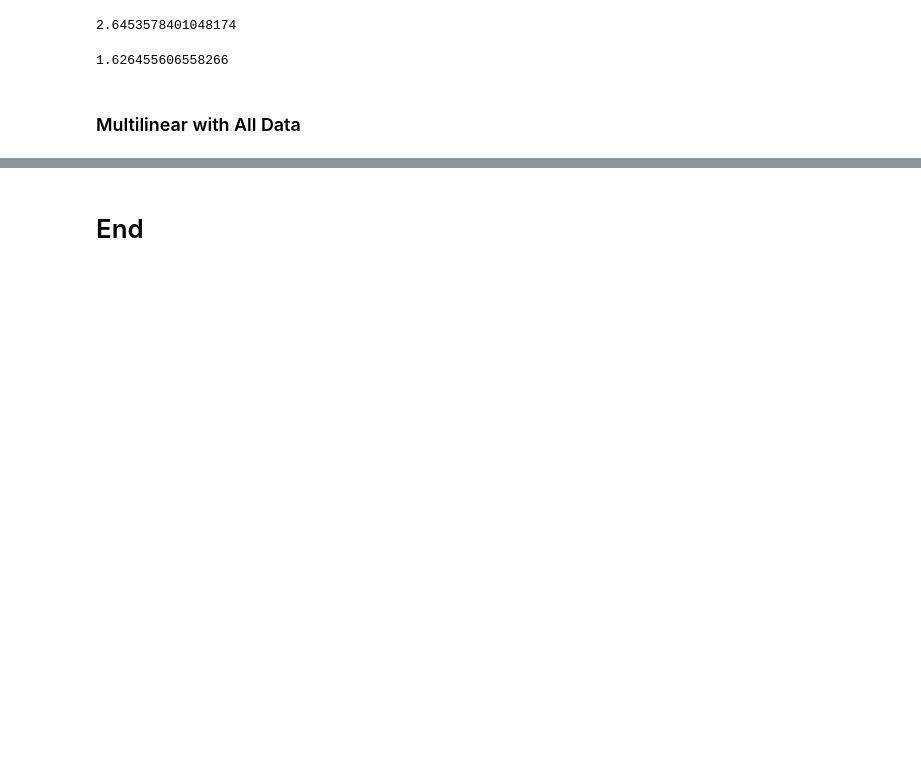
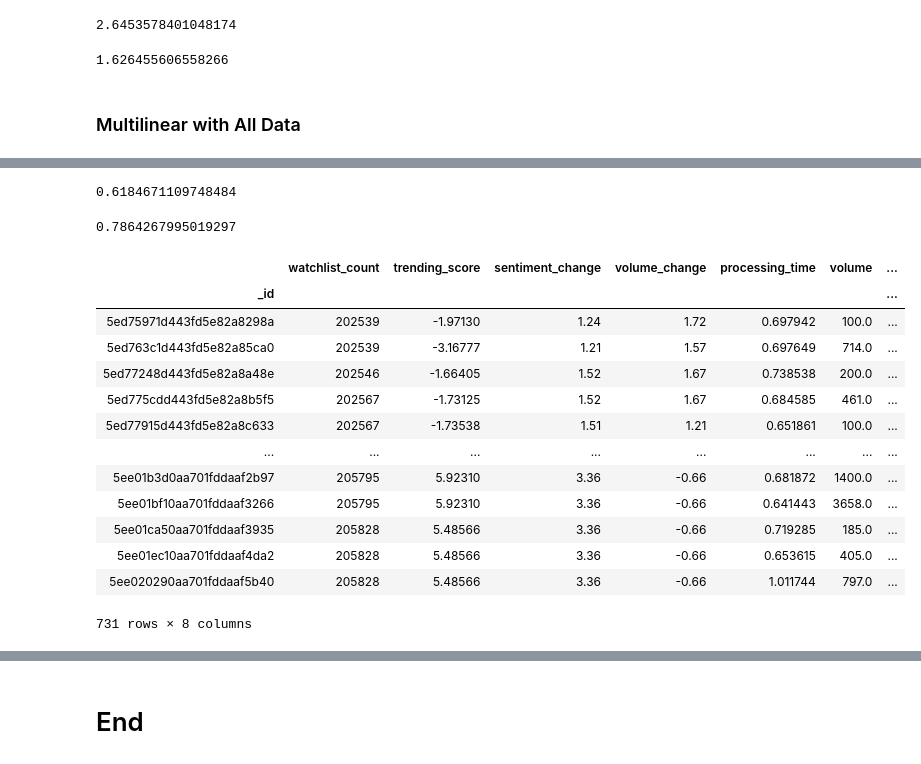
Before and after one commit to jcanque777/stock_market_data_prediction, a Jupyter notebook: msft_data.ipynb, the cells around one changed output, grey strips where cells are left out. Drawn from its saved outputs; the diff is of its cells as text; code cells hidden in the pictures; blank space fills up the shorter version.

```diff
--- a/msft_data.ipynb
+++ b/msft_data.ipynb
@@ -888,0 +908,3 @@ mse**.5
+# %%
+#set _id as index
+df = df.set_index('_id')
@@ -888,0 +913,8 @@ mse**.5
+# %%
+cols_to_use = ['watchlist_count', 'trending_score', 'sentiment_change', 'volume_change', 'processing_time', 'volume', 'price_change', 'close']
+# %%
+df_copy = df_copy[cols_to_use]
+# %%
+#split into training set and test set
+train_set = df_copy.sample(frac=0.8, random_state=42)
+test_set = df_copy.drop(train_set.index)
@@ -888,0 +964,25 @@ mse**.5
+# %%
+mse
+# %% [output]
+0.6184671109748484
+# %%
+mse**.5
+# %% [output]
+0.7864267995019297
+# %%
+test_set
+# %% [output]
+|  | watchlist_count | trending_score | sentiment_change | volume_change | processing_time | volume | ... |
+| _id |  |  |  |  |  |  | ... |
+| 5ed75971d443fd5e82a8298a | 202539 | -1.97130 | 1.24 | 1.72 | 0.697942 | 100.0 | ... |
+| 5ed763c1d443fd5e82a85ca0 | 202539 | -3.16777 | 1.21 | 1.57 | 0.697649 | 714.0 | ... |
+| 5ed77248d443fd5e82a8a48e | 202546 | -1.66405 | 1.52 | 1.67 | 0.738538 | 200.0 | ... |
+| 5ed775cdd443fd5e82a8b5f5 | 202567 | -1.73125 | 1.52 | 1.67 | 0.684585 | 461.0 | ... |
+| 5ed77915d443fd5e82a8c633 | 202567 | -1.73538 | 1.51 | 1.21 | 0.651861 | 100.0 | ... |
+| ... | ... | ... | ... | ... | ... | ... | ... |
+| 5ee01b3d0aa701fddaaf2b97 | 205795 | 5.92310 | 3.36 | -0.66 | 0.681872 | 1400.0 | ... |
+| 5ee01bf10aa701fddaaf3266 | 205795 | 5.92310 | 3.36 | -0.66 | 0.641443 | 3658.0 | ... |
+| 5ee01ca50aa701fddaaf3935 | 205828 | 5.48566 | 3.36 | -0.66 | 0.719285 | 185.0 | ... |
+| 5ee01ec10aa701fddaaf4da2 | 205828 | 5.48566 | 3.36 | -0.66 | 0.653615 | 405.0 | ... |
+| 5ee020290aa701fddaaf5b40 | 205828 | 5.48566 | 3.36 | -0.66 | 1.011744 | 797.0 | ... |
+731 rows × 8 columns
```
Also changed, not shown: parts of 13 cells of this notebook.
